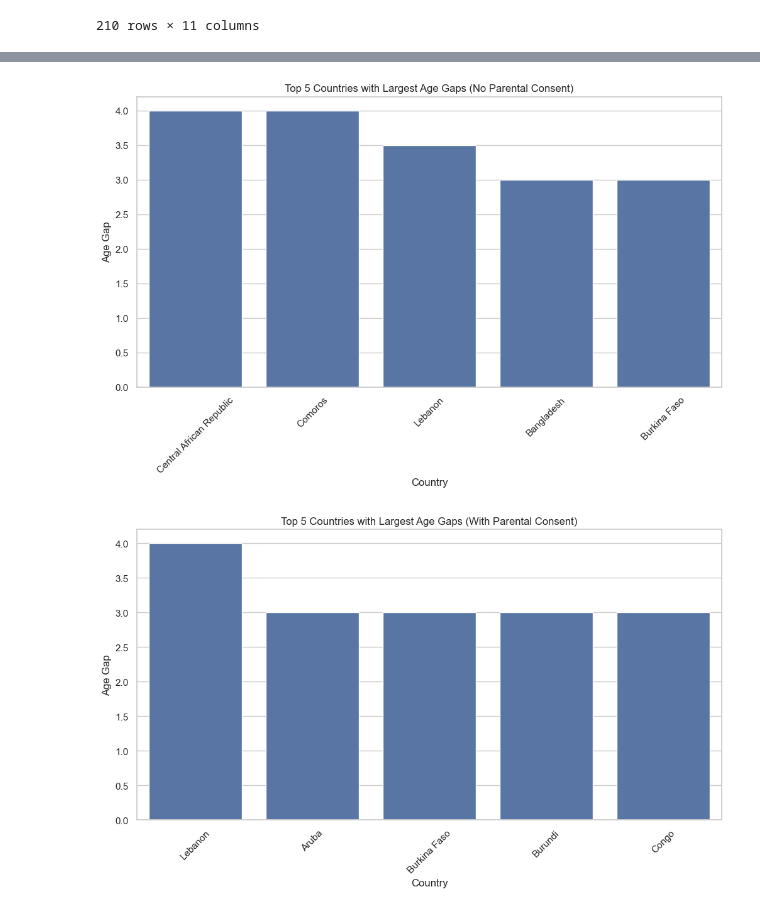
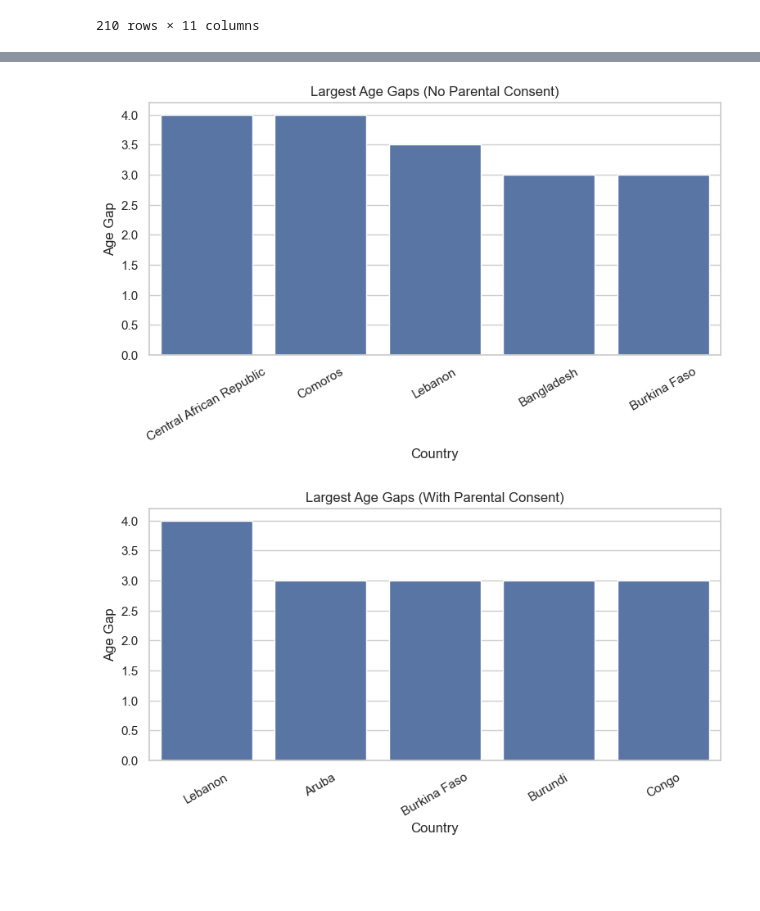
Before and after one commit to SeradjEddine/SZE_data_analysis_team_10, a Jupyter notebook: BL2NDD.ipynb, the cells around one changed output, grey strips where cells are left out. Saved outputs shown, nothing was run; the diff lists cells and outputs as text; code cells hidden in the pictures; blank space fills up the shorter version.

```diff
--- a/BL2NDD.ipynb
+++ b/BL2NDD.ipynb
@@ -211,29 +211,27 @@ plt.show()
 # %%
-# Calculate age gaps without and with parental consent
+# Task: show simple age gap bar charts
 df_legal_age['age_gap_no_consent'] = df_legal_age['Men w/o parental consent minimum age'] - df_legal_age['women w/o parental consent minimum age']
 df_legal_age['age_gap_with_consent'] = df_legal_age['Men with parental consent minimum age'] - df_legal_age['women with parental consent minimum age']
 
-# Get top 5 countries with largest age gaps
-top_gaps_no_consent = df_legal_age.nlargest(5, 'age_gap_no_consent')
-top_gaps_with_consent = df_legal_age.nlargest(5, 'age_gap_with_consent')
+top_no = df_legal_age.nlargest(5, 'age_gap_no_consent')
+top_yes = df_legal_age.nlargest(5, 'age_gap_with_consent')
 
-# Plot using seaborn
-plt.figure(figsize=(12, 6))
-sns.barplot(data=top_gaps_no_consent, x='Country', y='age_gap_no_consent')
-plt.title('Top 5 Countries with Largest Age Gaps (No Parental Consent)')
+plt.figure(figsize=(9, 4))
+sns.barplot(data=top_no, x='Country', y='age_gap_no_consent')
+plt.title('Largest Age Gaps (No Parental Consent)')
 plt.ylabel('Age Gap')
 plt.xlabel('Country')
-plt.xticks(rotation=45)
+plt.xticks(rotation=30)
 plt.show()
 
-plt.figure(figsize=(12, 6))
-sns.barplot(data=top_gaps_with_consent, x='Country', y='age_gap_with_consent')
-plt.title('Top 5 Countries with Largest Age Gaps (With Parental Consent)')
+plt.figure(figsize=(9, 4))
+sns.barplot(data=top_yes, x='Country', y='age_gap_with_consent')
+plt.title('Largest Age Gaps (With Parental Consent)')
 plt.ylabel('Age Gap')
 plt.xlabel('Country')
-plt.xticks(rotation=45)
+plt.xticks(rotation=30)
 plt.show()
 # %% [output]
-[figure, old version]
+[figure, new version]
-[figure, old version]
+[figure, new version]
 # %%
```
Also changed, not shown: parts of 16 cells of this notebook.
